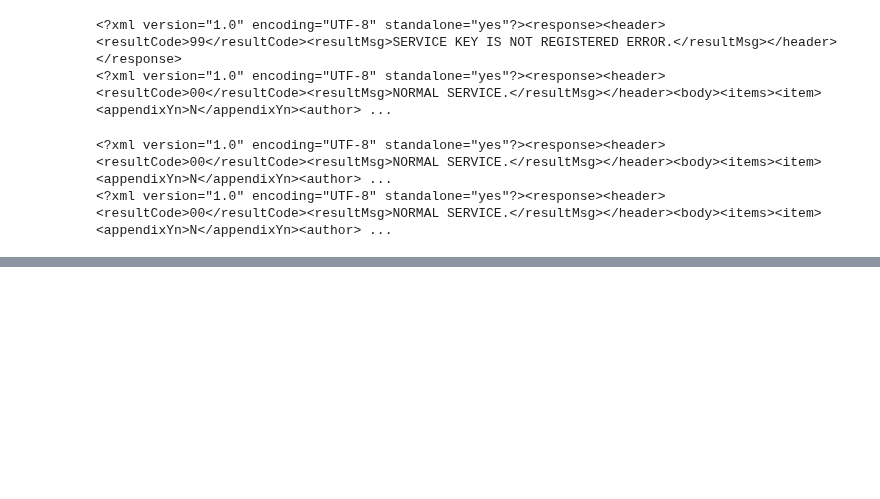
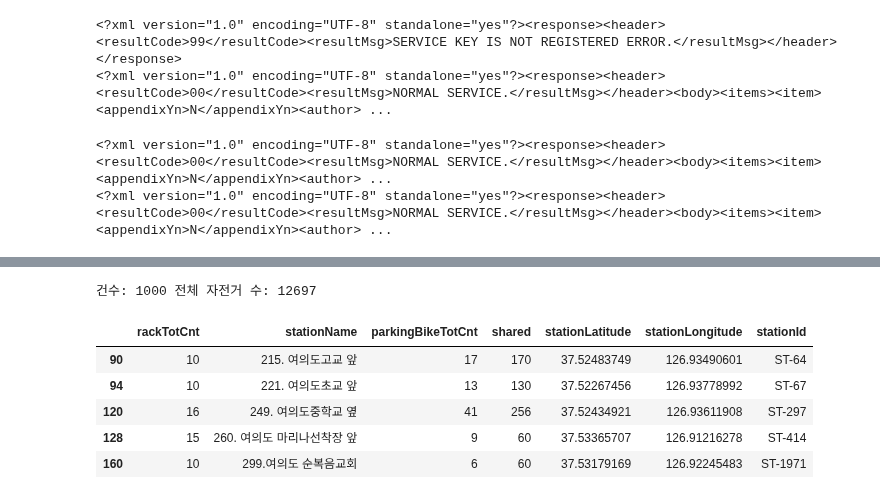
Before and after one commit to smu405/s, a Jupyter notebook: ds2_open_data.ipynb, the cells around one changed output, grey strips where cells are left out. Drawn from its saved outputs; the diff is of its cells as text; code cells hidden in the pictures; blank space fills up the shorter version.

```diff
--- a/ds2_open_data.ipynb
+++ b/ds2_open_data.ipynb
@@ -3455,0 +4263,18 @@ Writing src/ds_open_library.py
+# %%
+# (5) Calculate the total available bikes
+total_bikes = df['parkingBikeTotCnt'].astype(int).sum()
+print(f"건수: {len(df)} 전체 자전거 수: {total_bikes}")
+# %% [output]
+건수: 1000 전체 자전거 수: 12697
+# %%
+# 여의도 대여소 필터링
+yeouido = df[df['stationName'].str.contains('여의도')]
+
+yeouido
+# %% [output]
+|  | rackTotCnt | stationName | parkingBikeTotCnt | shared | stationLatitude | stationLongitude | stationId |
+| 90 | 10 | 215. 여의도고교 앞 | 17 | 170 | 37.52483749 | 126.93490601 | ST-64 |
+| 94 | 10 | 221. 여의도초교 앞 | 13 | 130 | 37.52267456 | 126.93778992 | ST-67 |
+| 120 | 16 | 249. 여의도중학교 옆 | 41 | 256 | 37.52434921 | 126.93611908 | ST-297 |
+| 128 | 15 | 260. 여의도 마리나선착장 앞 | 9 | 60 | 37.53365707 | 126.91216278 | ST-414 |
+| 160 | 10 | 299.여의도 순복음교회 | 6 | 60 | 37.53179169 | 126.92245483 | ST-1971 |
```
Also changed, not shown: parts of 95 cells of this notebook, 1 other file.
